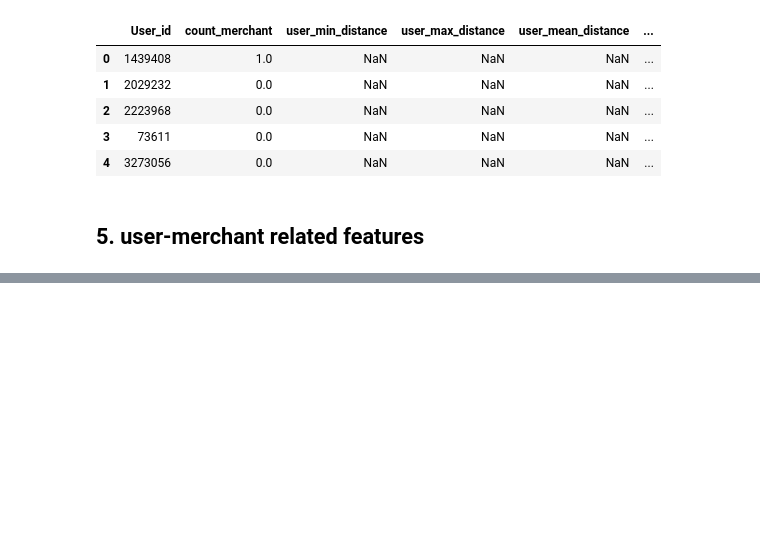
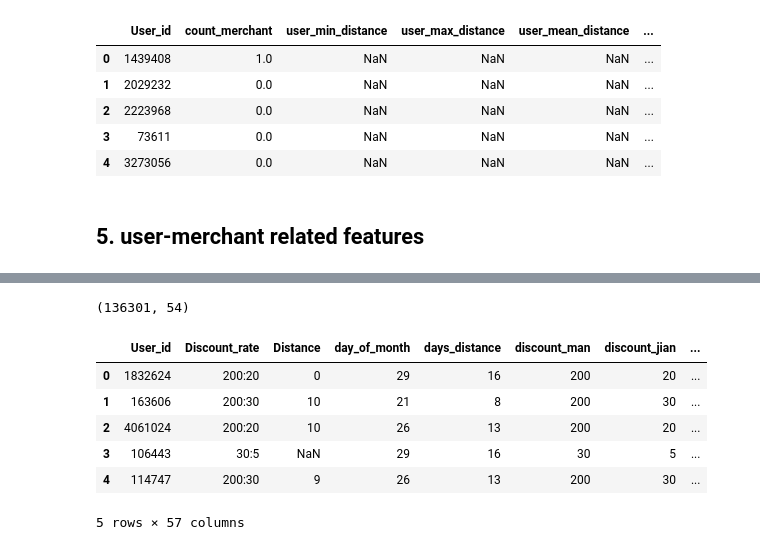
Before and after one commit to InfinityLD/TianChi_O2O, a Jupyter notebook: feature_extraction.ipynb, the cells around one changed output, grey strips where cells are left out. Saved outputs shown, nothing was run; the diff lists cells and outputs as text; code cells hidden in the pictures; blank space fills up the shorter version.

```diff
--- a/feature_extraction.ipynb
+++ b/feature_extraction.ipynb
@@ -937,0 +1253,35 @@ user1_feature.head()
+# %%
+coupon1 = pd.read_csv('data/coupon1_feature.csv')
+merchant1 = pd.read_csv('data/merchant1_feature.csv')
+user1 = pd.read_csv('data/user1_feature.csv')
+user_merchant1 = pd.read_csv('data/user_merchant1.csv')
+other_feature1 = pd.read_csv('data/other_feature1.csv')
+dataset1 = pd.merge(coupon1,merchant1,on='Merchant_id',how='left')
+dataset1 = pd.merge(dataset1,user1,on='User_id',how='left')
+dataset1 = pd.merge(dataset1,user_merchant1,on=['User_id','Merchant_id'],how='left')
+dataset1 = pd.merge(dataset1,other_feature1,on=['User_id','Coupon_id','Date_received'],how='left')
+dataset1.drop_duplicates(inplace=True)
+print (dataset1.shape)
+
+dataset1.user_merchant_buy_total = dataset1.user_merchant_buy_total.replace(np.nan,0)
+dataset1.user_merchant_any = dataset1.user_merchant_any.replace(np.nan,0)
+dataset1.user_merchant_received = dataset1.user_merchant_received.replace(np.nan,0)
+dataset1['is_weekend'] = dataset1.day_of_week.apply(lambda x:1 if x in (6,7) else 0)
+weekday_dummies = pd.get_dummies(dataset1.day_of_week)
+weekday_dummies.columns = ['weekday'+str(i+1) for i in range(weekday_dummies.shape[1])]
+dataset1 = pd.concat([dataset1,weekday_dummies],axis=1)
+dataset1['label'] = dataset1.Date.astype('str') + ':' +  dataset1.Date_received.astype('str')
+dataset1.label = dataset1.label.apply(get_label)
+dataset1.drop(['Merchant_id','day_of_week','Date','Date_received','Coupon_id','coupon_count'],axis=1,inplace=True)
+dataset1 = dataset1.replace('null',np.nan)
+dataset1.to_csv('data/dataset1.csv',index=None)
+dataset1.head()
+# %% [output]
+(136301, 54)
+|  | User_id | Discount_rate | Distance | day_of_month | days_distance | discount_man | discount_jian | ... |
+| 0 | 1832624 | 200:20 | 0 | 29 | 16 | 200 | 20 | ... |
+| 1 | 163606 | 200:30 | 10 | 21 | 8 | 200 | 30 | ... |
+| 2 | 4061024 | 200:20 | 10 | 26 | 13 | 200 | 20 | ... |
+| 3 | 106443 | 30:5 | NaN | 29 | 16 | 30 | 5 | ... |
+| 4 | 114747 | 200:30 | 9 | 26 | 13 | 200 | 30 | ... |
+5 rows × 57 columns
```
Also changed, not shown: parts of 16 cells of this notebook.
